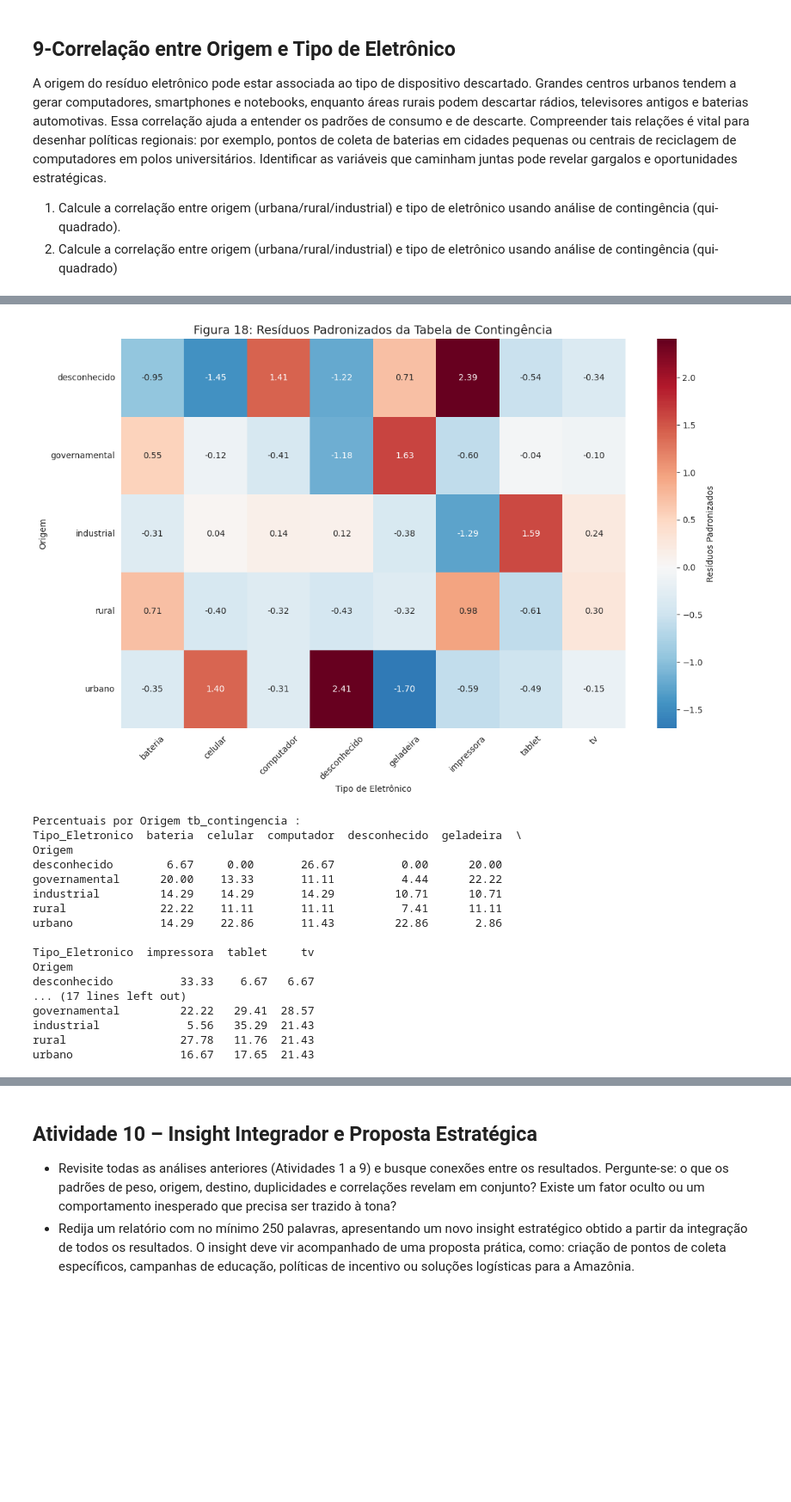
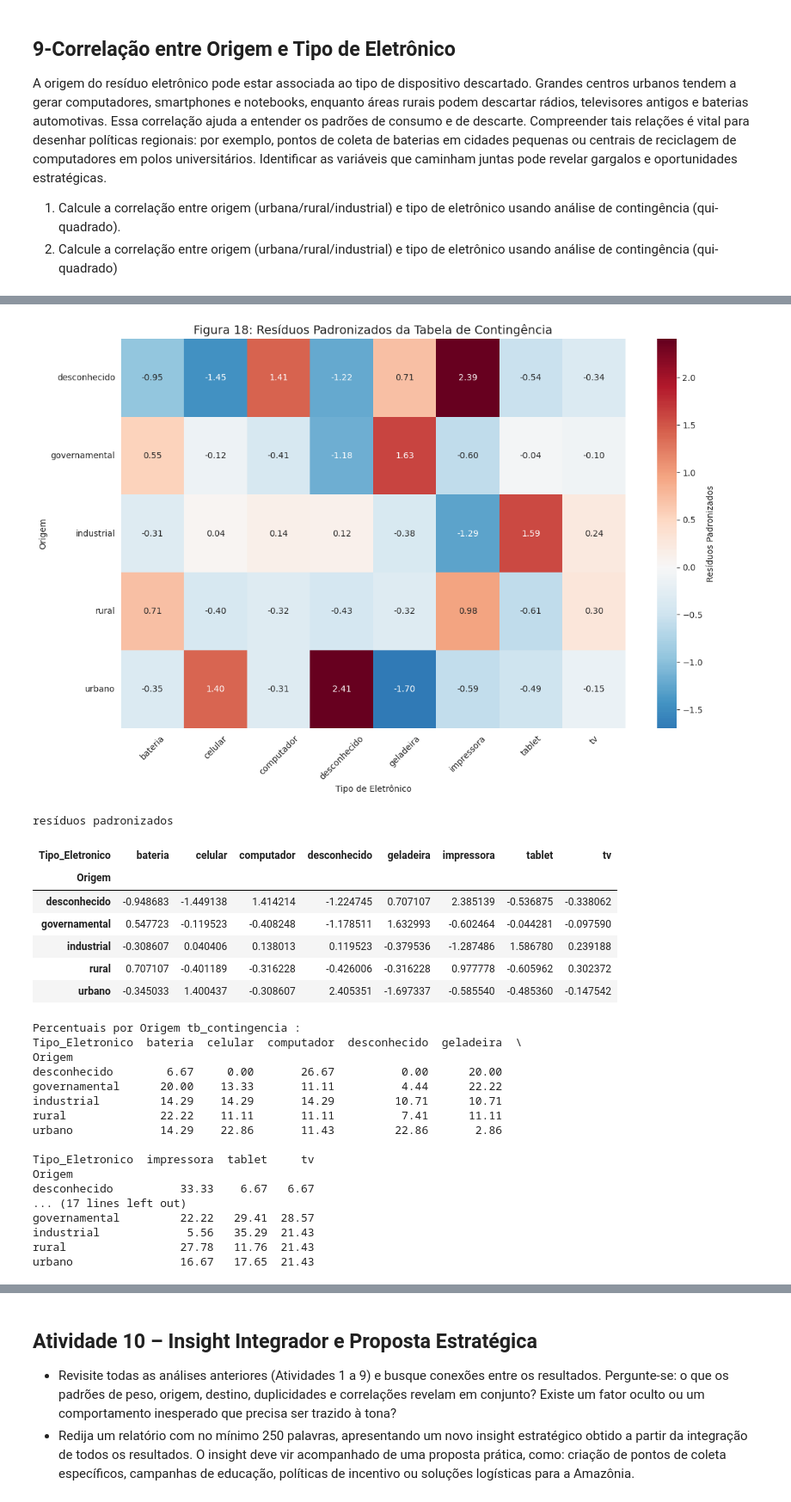
Before and after one commit to albertoakel/I2A2, a Jupyter notebook: notebook/DRAFT_I2A2_TAREFA6_GRUPO26_DRAFT.ipynb, the cells around one changed output, grey strips where cells are left out. Shown at 86% size. Cells and saved outputs as stored; diff of their text form; code cells hidden in the pictures; blank space fills up the shorter version.

```diff
--- a/notebook/DRAFT_I2A2_TAREFA6_GRUPO26_DRAFT.ipynb
+++ b/notebook/DRAFT_I2A2_TAREFA6_GRUPO26_DRAFT.ipynb
@@ -1814,47 +1680,57 @@ plt.show()
 residuos = (tb_contingencia - valores_esperados) / np.sqrt(valores_esperados)
 plt.figure(figsize=(12, 8))
 sns.heatmap(residuos,
             annot=True,
             fmt='.2f',
             cmap='RdBu_r',
             center=0,
             cbar_kws={'label': 'Resíduos Padronizados'})
 plt.title('Figura 18: Resíduos Padronizados da Tabela de Contingência',
           fontsize=14)
 plt.xlabel('Tipo de Eletrônico')
 plt.ylabel('Origem')
 plt.xticks(rotation=45)
 plt.yticks(rotation=0)
 plt.tight_layout()
 plt.show()
 
+print('resíduos padronizados')
+display(residuos)
 
 # 7. Percentuais por linha (Origem)
 print("\nPercentuais por Origem tb_contingencia :")
 percentuais_linha = tb_contingencia.div(tb_contingencia.sum(axis=1), axis=0) * 100
 print(percentuais_linha.round(2))
 
 # 8. Percentuais por coluna (Tipo_Eletronico)
 print("\nPercentuais por Tipo de Eletrônico:")
 percentuais_coluna = tb_contingencia.div(tb_contingencia.sum(axis=0), axis=1) * 100
 print(percentuais_coluna.round(2))
 # %% [output]
 [figure]
 [figure]
-Percentuais por Origem tb_contingencia :
-Tipo_Eletronico  bateria  celular  computador  desconhecido  geladeira  \
-Origem
-desconhecido        6.67     0.00       26.67          0.00      20.00
-governamental      20.00    13.33       11.11          4.44      22.22
-industrial         14.29    14.29       14.29         10.71      10.71
-rural              22.22    11.11       11.11          7.41      11.11
-urbano             14.29    22.86       11.43         22.86       2.86
-
-Tipo_Eletronico  impressora  tablet     tv
-Origem
-desconhecido          33.33    6.67   6.67
-... (17 lines left out)
-governamental         22.22   29.41  28.57
-industrial             5.56   35.29  21.43
-rural                 27.78   11.76  21.43
-urbano                16.67   17.65  21.43
+resíduos padronizados
+| Tipo_Eletronico | bateria | celular | computador | desconhecido | geladeira | impressora | tablet | tv |
+| Origem |  |  |  |  |  |  |  |  |
+| desconhecido | -0.948683 | -1.449138 | 1.414214 | -1.224745 | 0.707107 | 2.385139 | -0.536875 | -0.338062 |
+| governamental | 0.547723 | -0.119523 | -0.408248 | -1.178511 | 1.632993 | -0.602464 | -0.044281 | -0.097590 |
+| industrial | -0.308607 | 0.040406 | 0.138013 | 0.119523 | -0.379536 | -1.287486 | 1.586780 | 0.239188 |
+| rural | 0.707107 | -0.401189 | -0.316228 | -0.426006 | -0.316228 | 0.977778 | -0.605962 | 0.302372 |
+| urbano | -0.345033 | 1.400437 | -0.308607 | 2.405351 | -1.697337 | -0.585540 | -0.485360 | -0.147542 |
+Percentuais por Origem tb_contingencia :
+Tipo_Eletronico  bateria  celular  computador  desconhecido  geladeira  \
+Origem
+desconhecido        6.67     0.00       26.67          0.00      20.00
+governamental      20.00    13.33       11.11          4.44      22.22
+industrial         14.29    14.29       14.29         10.71      10.71
+rural              22.22    11.11       11.11          7.41      11.11
+urbano             14.29    22.86       11.43         22.86       2.86
+
+Tipo_Eletronico  impressora  tablet     tv
+Origem
+desconhecido          33.33    6.67   6.67
+... (17 lines left out)
+governamental         22.22   29.41  28.57
+industrial             5.56   35.29  21.43
+rural                 27.78   11.76  21.43
+urbano                16.67   17.65  21.43
```
Also changed, not shown: parts of 20 cells of this notebook, 1 other file.
